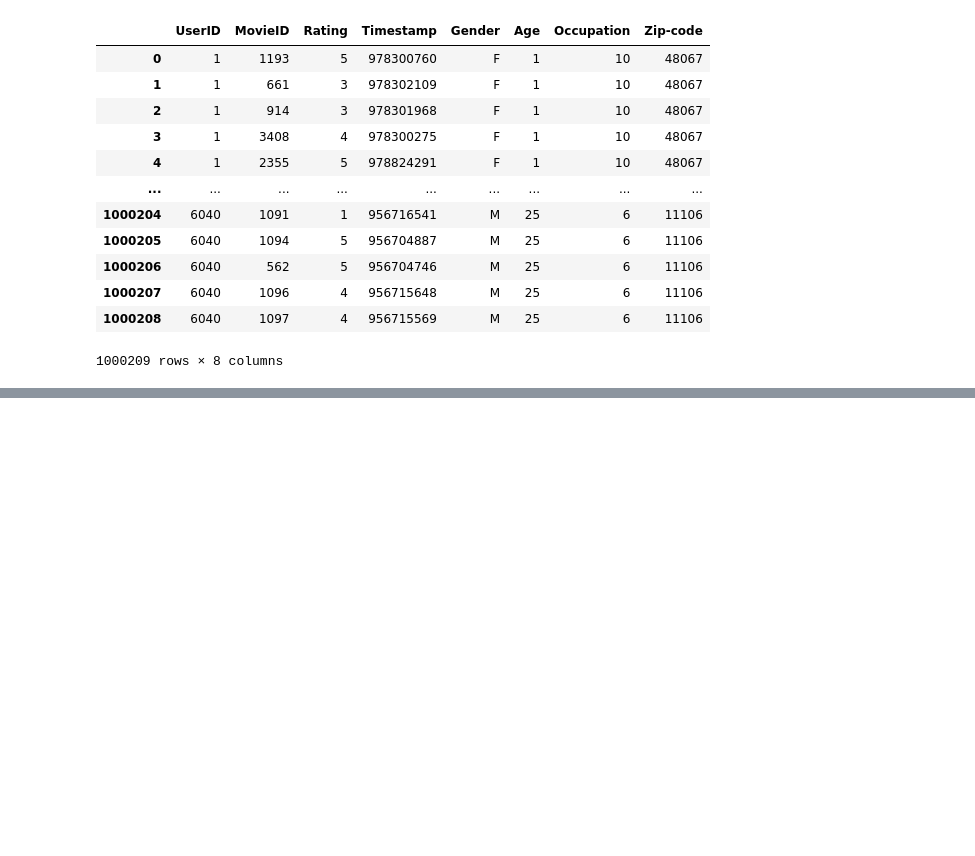
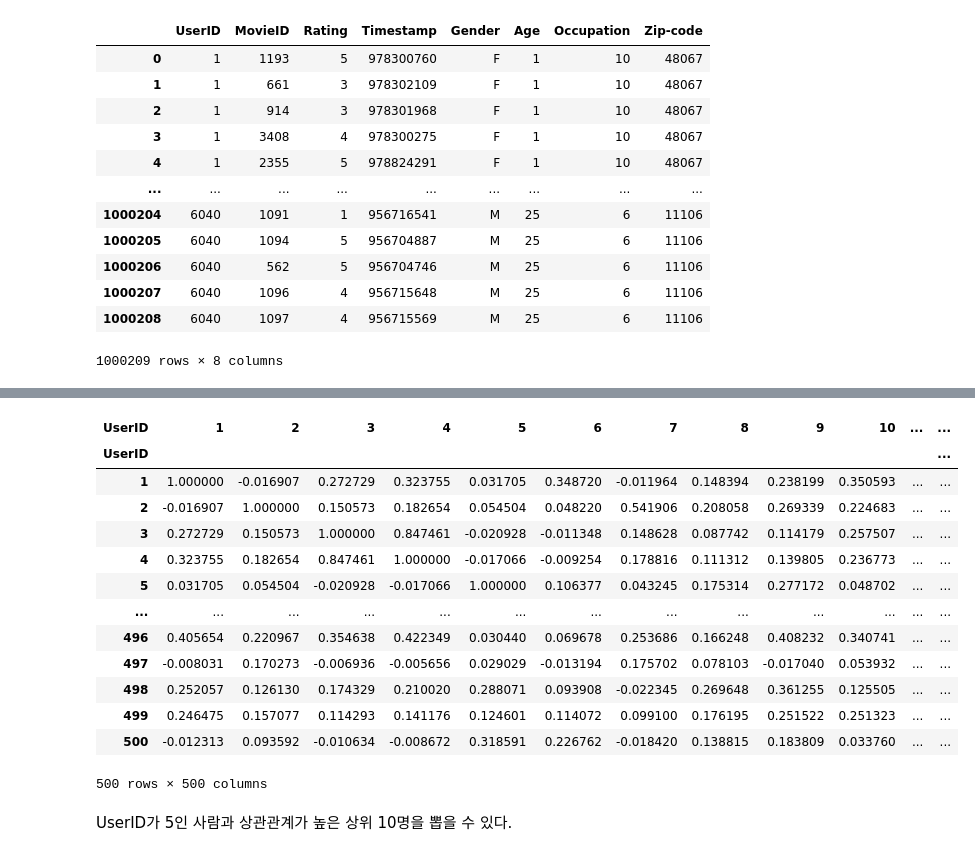
Before and after one commit to Hyewon97/dataanalysis, a Jupyter notebook: p405_pandas_영화추천.ipynb, the cells around one changed output, grey strips where cells are left out. Saved outputs shown, nothing was run; the diff lists cells and outputs as text; code cells hidden in the pictures; blank space fills up the shorter version.

```diff
--- a/p405_pandas_영화추천.ipynb
+++ b/p405_pandas_영화추천.ipynb
@@ -439,0 +658,6 @@ ratings.join(other=users.set_index('UserID'), on ='UserID')
+# %%
+# UserID를 기준으로 상관관계를 구할 것이므로
+# column이 UserID여야 한다.
+# T: 전치행렬
+small_test = recommendation_pivot.T.iloc[:500,:500]
+small_test.head(1)
@@ -439,0 +669,22 @@ ratings.join(other=users.set_index('UserID'), on ='UserID')
+# %%
+small_test_corr = small_test.corr()
+small_test_corr
+
+# 상관관계가 높다 = 같은 영화를 많이 봤다는 것임.
+# %% [output]
+| UserID | 1 | 2 | 3 | 4 | 5 | 6 | 7 | 8 | 9 | 10 | ... | ... |
+| UserID |  |  |  |  |  |  |  |  |  |  |  | ... |
+| 1 | 1.000000 | -0.016907 | 0.272729 | 0.323755 | 0.031705 | 0.348720 | -0.011964 | 0.148394 | 0.238199 | 0.350593 | ... | ... |
+| 2 | -0.016907 | 1.000000 | 0.150573 | 0.182654 | 0.054504 | 0.048220 | 0.541906 | 0.208058 | 0.269339 | 0.224683 | ... | ... |
+| 3 | 0.272729 | 0.150573 | 1.000000 | 0.847461 | -0.020928 | -0.011348 | 0.148628 | 0.087742 | 0.114179 | 0.257507 | ... | ... |
+| 4 | 0.323755 | 0.182654 | 0.847461 | 1.000000 | -0.017066 | -0.009254 | 0.178816 | 0.111312 | 0.139805 | 0.236773 | ... | ... |
+| 5 | 0.031705 | 0.054504 | -0.020928 | -0.017066 | 1.000000 | 0.106377 | 0.043245 | 0.175314 | 0.277172 | 0.048702 | ... | ... |
+| ... | ... | ... | ... | ... | ... | ... | ... | ... | ... | ... | ... | ... |
+| 496 | 0.405654 | 0.220967 | 0.354638 | 0.422349 | 0.030440 | 0.069678 | 0.253686 | 0.166248 | 0.408232 | 0.340741 | ... | ... |
+| 497 | -0.008031 | 0.170273 | -0.006936 | -0.005656 | 0.029029 | -0.013194 | 0.175702 | 0.078103 | -0.017040 | 0.053932 | ... | ... |
+| 498 | 0.252057 | 0.126130 | 0.174329 | 0.210020 | 0.288071 | 0.093908 | -0.022345 | 0.269648 | 0.361255 | 0.125505 | ... | ... |
+| 499 | 0.246475 | 0.157077 | 0.114293 | 0.141176 | 0.124601 | 0.114072 | 0.099100 | 0.176195 | 0.251522 | 0.251323 | ... | ... |
+| 500 | -0.012313 | 0.093592 | -0.010634 | -0.008672 | 0.318591 | 0.226762 | -0.018420 | 0.138815 | 0.183809 | 0.033760 | ... | ... |
+500 rows × 500 columns
+# %% [markdown]
+UserID가 5인 사람과 상관관계가 높은 상위 10명을 뽑을 수 있다.
```
Also changed, not shown: parts of 52 cells of this notebook, 5 other files.
